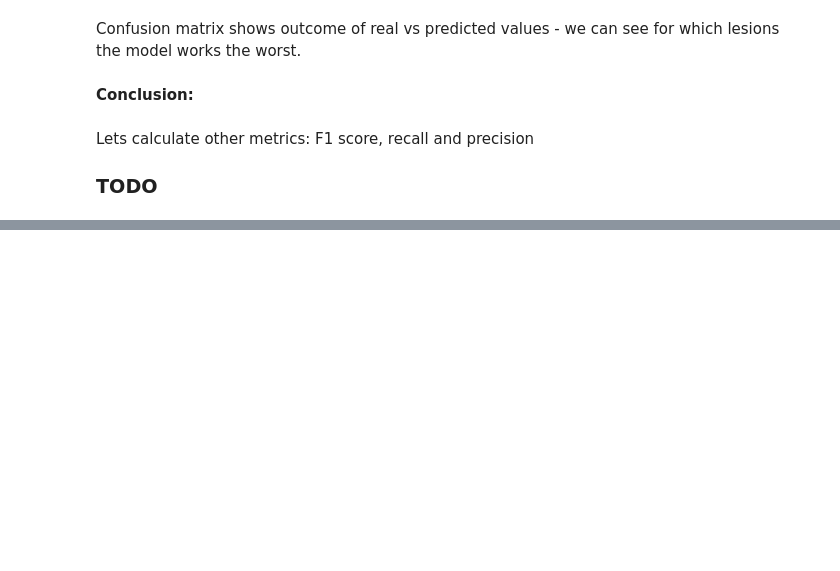
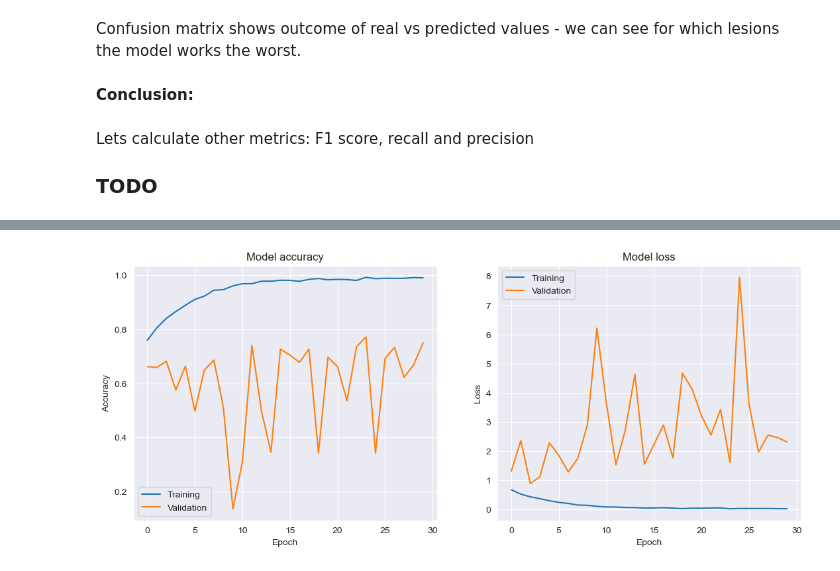
Before and after one commit to vroobelle93/04_skin_diseases, a Jupyter notebook: skin_diseases.ipynb, the cells around one changed output, grey strips where cells are left out. Cells and saved outputs as stored; diff of their text form; code cells hidden in the pictures; blank space fills up the shorter version.

Commit message:
Transfer learning model created and trained

```diff
--- a/skin_diseases.ipynb
+++ b/skin_diseases.ipynb
@@ -564,0 +564,2 @@ Lets calculate other metrics: F1 score, recall and precision
+# %%
+mobilenet = keras.applications.mobilenet.MobileNet()
@@ -564,0 +600,14 @@ Lets calculate other metrics: F1 score, recall and precision
+# %%
+# Create a new model
+model_transfer = keras.models.Sequential()
+
+# Exclude last 4 layers from the original model
+for layer in mobilenet.layers[:-4]:
+    model_transfer.add(layer)
+
+# Add final layers like in our previous models
+model_transfer.add(layers.Flatten())
+model_transfer.add(layers.Dense(128, activation='relu'))
+model_transfer.add(layers.Dense(7, activation='softmax'))
+
+model_transfer.summary()
@@ -564,0 +647,4 @@ Lets calculate other metrics: F1 score, recall and precision
+# %%
+model_transfer.compile(optimizer='adam',
+                       loss='categorical_crossentropy',
+                       metrics='accuracy')
@@ -564,0 +653,6 @@ Lets calculate other metrics: F1 score, recall and precision
+# %%
+history_transfer = model_transfer.fit(train_generator,
+                                      epochs=30,
+                                      validation_data=validation_generator,
+                                      class_weight=None
+                                      )
@@ -564,0 +677,20 @@ Lets calculate other metrics: F1 score, recall and precision
+# %%
+fig, ax = plt.subplots(ncols=2, figsize=(13,5))
+
+ax[0].plot(history_transfer.history['accuracy'])
+ax[0].plot(history_transfer.history['val_accuracy'])
+ax[0].set_title('Model accuracy')
+ax[0].set_ylabel('Accuracy')
+ax[0].set_xlabel('Epoch')
+ax[0].legend(['Training', 'Validation'])
+
+ax[1].plot(history_transfer.history['loss'])
+ax[1].plot(history_transfer.history['val_loss'])
+ax[1].set_title('Model loss')
+ax[1].set_ylabel('Loss')
+ax[1].set_xlabel('Epoch')
+ax[1].legend(['Training', 'Validation'])
+
+plt.show()
+# %% [output]
+[figure, added]
```
Also changed, not shown: parts of 22 cells of this notebook.
